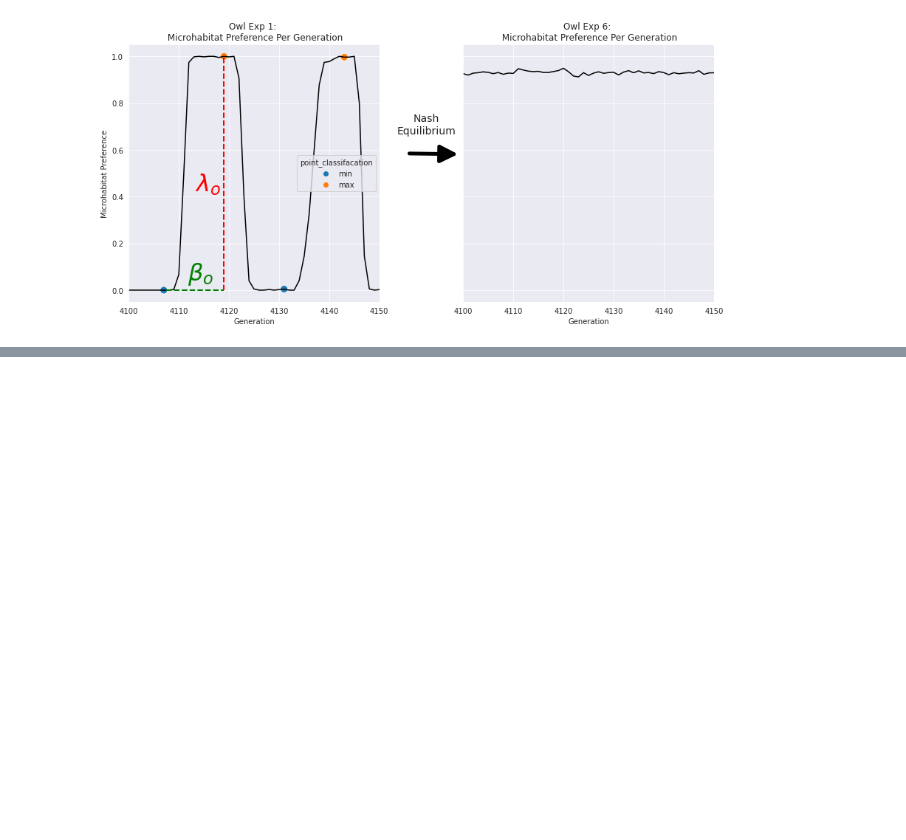
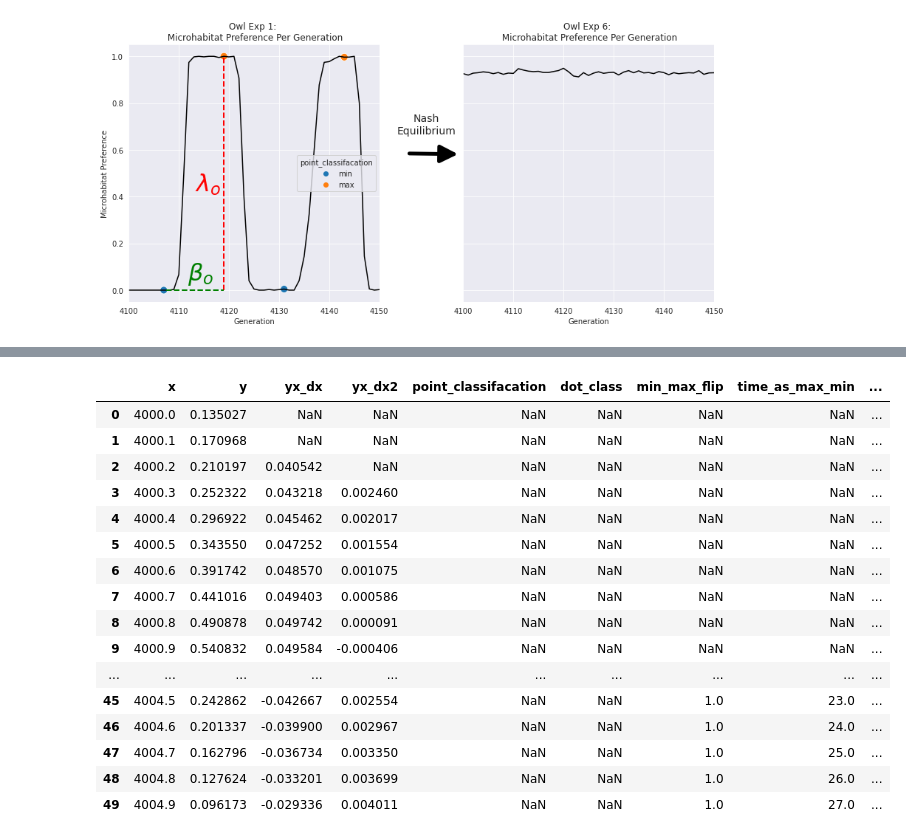
Before and after one commit to michaelremington2/uumarrty_post_sim_analysis, a Jupyter notebook: Equilibrium_Analysis.ipynb, the cells around one changed output, grey strips where cells are left out. Drawn from its saved outputs; the diff is of its cells as text; code cells hidden in the pictures; blank space fills up the shorter version.

```diff
--- a/Equilibrium_Analysis.ipynb
+++ b/Equilibrium_Analysis.ipynb
@@ -157,0 +170,36 @@ fig.tight_layout()
+# %%
+### deterministic
+%matplotlib notebook
+# i = [(1/2),(1/4),(1/8),(1/16),(1/32),0.0]
+
+# for amplitude in i:
+amplitude =(1/16)
+step_size=1
+sensitivity=0.0001
+krat_gen_temp = krat_by_gen_exp1[krat_by_gen_exp1['generation']>=4000]
+krat_gen_temp = krat_gen_temp[krat_gen_temp['generation']<=4500]
+#krat_gen_temp.head()
+x = np.arange(4000,4500,0.1)
+y = [cos_function(time_step=time_step,amplitude=amplitude) for time_step in x]
+yx_dx = ipc.aprox_derv_central(data=y,step_size_forward=1,step_size_backward=step_size)
+smooth_yx_dx = ipc.savitzky_golay(y_list=yx_dx, window_size=3, order=1, deriv=0, rate=1)
+yx_dx2 = ipc.aprox_derv_central(data=yx_dx,step_size_forward=step_size,step_size_backward=step_size)
+smooth_yx_dx2 = ipc.savitzky_golay(y_list=yx_dx2, window_size=3, order=1, deriv=0, rate=1)
+data_tuples = list(zip(x,y,smooth_yx_dx,smooth_yx_dx2))
+df = pd.DataFrame(data_tuples, columns=['x','y','yx_dx','yx_dx2'])
+classifacation = ipc.inflection_point_classifaction(df=df,sensitivity=sensitivity)
+df['point_classifacation'] = classifacation
+dot_class = ipc.plotable_points(df=df)
+df['dot_class'] = dot_class
+df['min_max_flip'] = ipc.min_max_flip_by_gen(df=df)
+#df['time_as_max_min'] = df.groupby((df['min_max_flip'] != df['min_max_flip'].shift(1)).cumsum()).cumcount()+1
+df['time_as_max_min'] = ipc.time_as_min_max(df=df)
+df['min_max_filter'] = ipc.min_max_filter(df=df)
+fig, axes = plt.subplots(1, 1, sharex=False,sharey=True, figsize=(12,6))
+sns.lineplot(ax=axes,data=df, x="x", y="y", color = 'black')
+sns.scatterplot(ax=axes,data=df, x="x", y="dot_class", hue="point_classifacation",s=100)
+axes.set(title='Owl Exp 1: \n Microhabitat Preference Per Generation',
+       ylabel = "Microhabitat Preference",
+       xlabel = "Generation",
+       ylim = (0,1),
+       xlim=(4100, 4150),)
@@ -157,0 +214,20 @@ fig.tight_layout()
+# %%
+df.head(50)
+# %% [output]
+|  | x | y | yx_dx | yx_dx2 | point_classifacation | dot_class | min_max_flip | time_as_max_min | ... |
+| 0 | 4000.0 | 0.135027 | NaN | NaN | NaN | NaN | NaN | NaN | ... |
+| 1 | 4000.1 | 0.170968 | NaN | NaN | NaN | NaN | NaN | NaN | ... |
+| 2 | 4000.2 | 0.210197 | 0.040542 | NaN | NaN | NaN | NaN | NaN | ... |
+| 3 | 4000.3 | 0.252322 | 0.043218 | 0.002460 | NaN | NaN | NaN | NaN | ... |
+| 4 | 4000.4 | 0.296922 | 0.045462 | 0.002017 | NaN | NaN | NaN | NaN | ... |
+| 5 | 4000.5 | 0.343550 | 0.047252 | 0.001554 | NaN | NaN | NaN | NaN | ... |
+| 6 | 4000.6 | 0.391742 | 0.048570 | 0.001075 | NaN | NaN | NaN | NaN | ... |
+| 7 | 4000.7 | 0.441016 | 0.049403 | 0.000586 | NaN | NaN | NaN | NaN | ... |
+| 8 | 4000.8 | 0.490878 | 0.049742 | 0.000091 | NaN | NaN | NaN | NaN | ... |
+| 9 | 4000.9 | 0.540832 | 0.049584 | -0.000406 | NaN | NaN | NaN | NaN | ... |
+| ... | ... | ... | ... | ... | ... | ... | ... | ... | ... |
+| 45 | 4004.5 | 0.242862 | -0.042667 | 0.002554 | NaN | NaN | 1.0 | 23.0 | ... |
+| 46 | 4004.6 | 0.201337 | -0.039900 | 0.002967 | NaN | NaN | 1.0 | 24.0 | ... |
+| 47 | 4004.7 | 0.162796 | -0.036734 | 0.003350 | NaN | NaN | 1.0 | 25.0 | ... |
+| 48 | 4004.8 | 0.127624 | -0.033201 | 0.003699 | NaN | NaN | 1.0 | 26.0 | ... |
+| 49 | 4004.9 | 0.096173 | -0.029336 | 0.004011 | NaN | NaN | 1.0 | 27.0 | ... |
```
Also changed, not shown: parts of 2 cells of this notebook, 2 other files.
